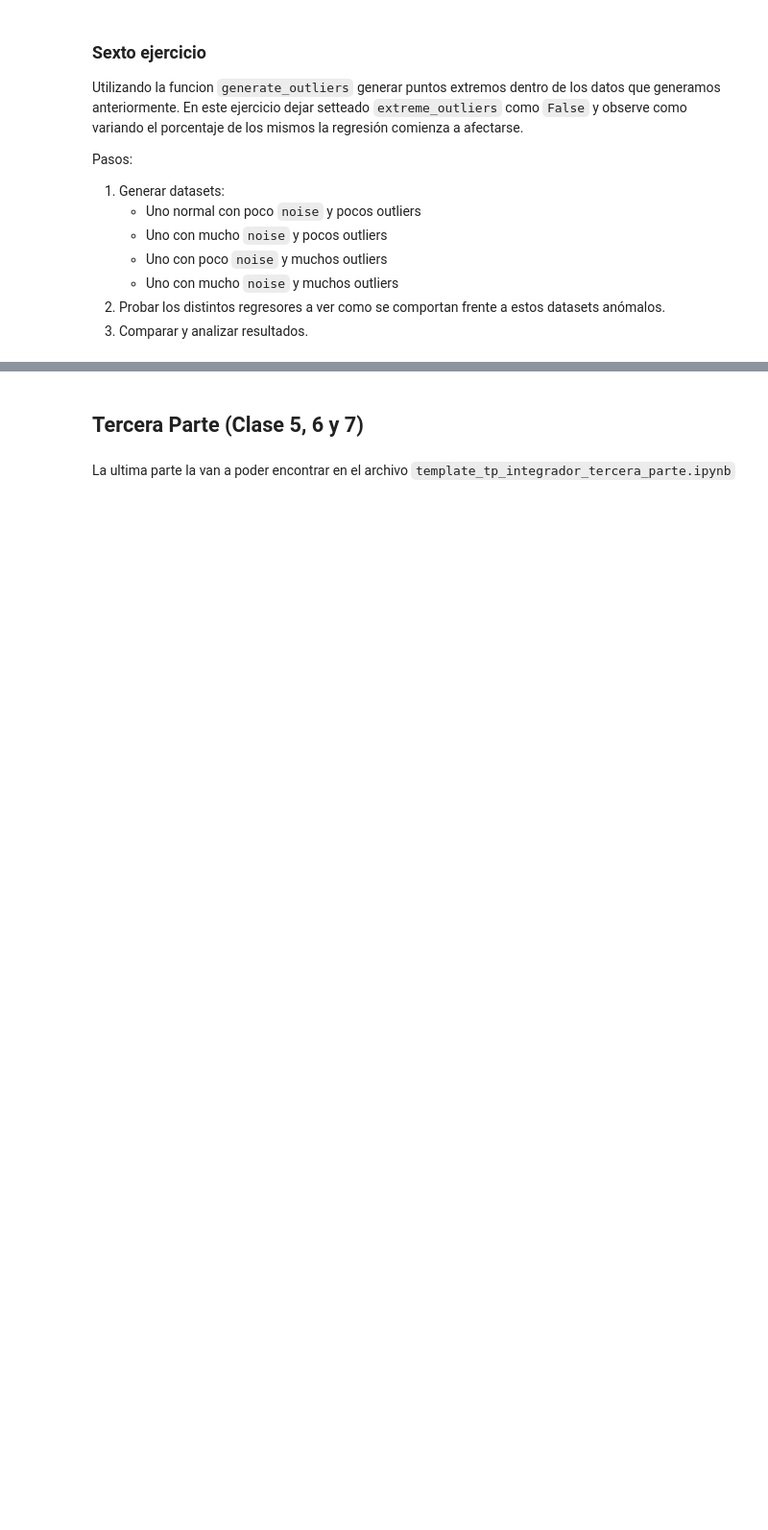
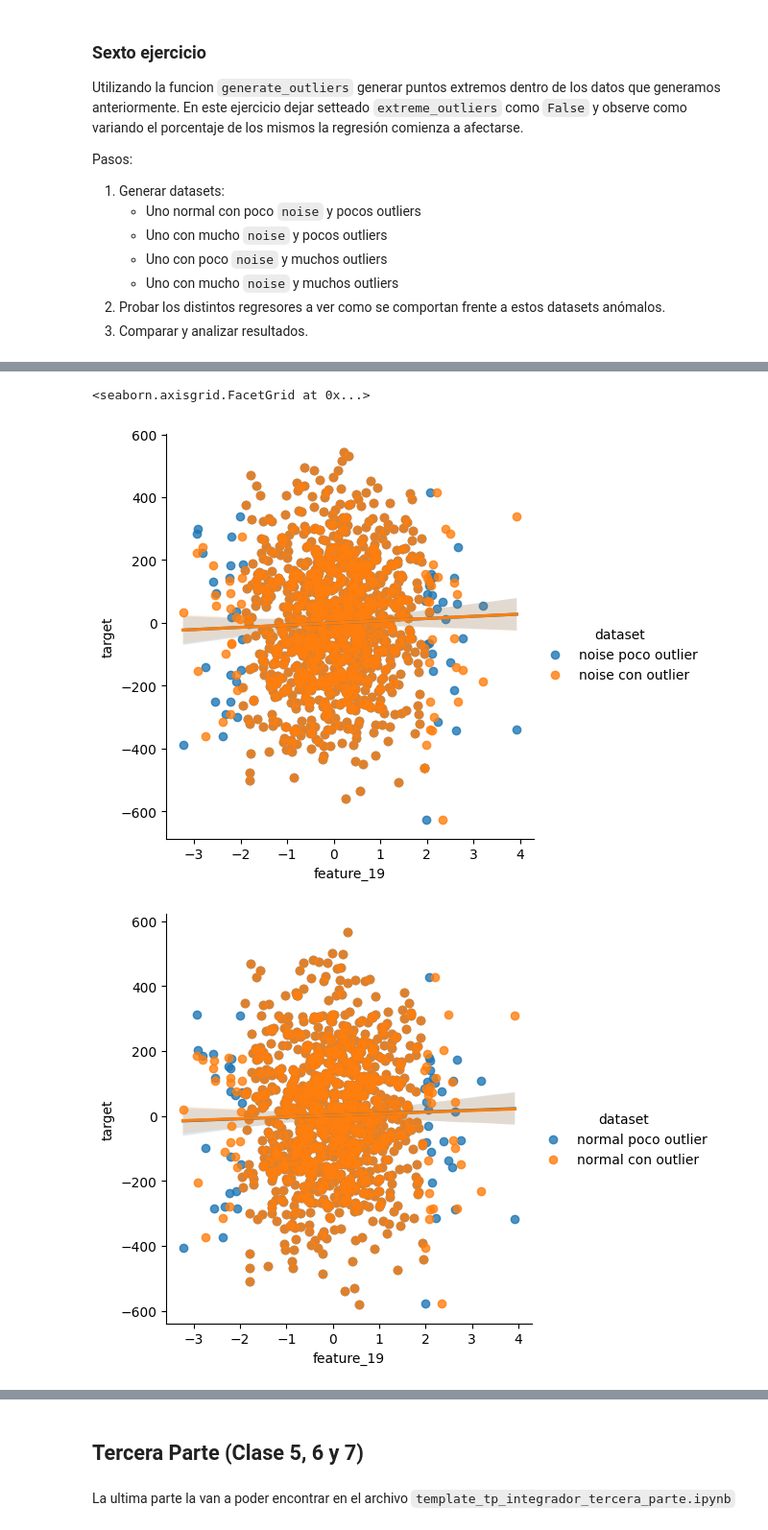
Before and after one commit to FIUBA-Posgrado-Inteligencia-Artificial/intro_ia, a Jupyter notebook: tp_integrador_enunciado/tp_integrador.ipynb, the cells around one changed output, grey strips where cells are left out. Shown at 96% size. Cells and saved outputs as stored; diff of their text form; code cells hidden in the pictures; blank space fills up the shorter version.

```diff
--- a/tp_integrador_enunciado/tp_integrador.ipynb
+++ b/tp_integrador_enunciado/tp_integrador.ipynb
@@ -586,0 +578,41 @@ from sklearn.linear_model import LinearRegression, HuberRegressor, ElasticNetCV
+# %%
+df_noisy_few_outlier = generate_outliers(noise,['feature_19'],
+                                         percentage = 0.01,
+                                         extreme_outlier = False,
+                                         two_tailed= True)
+df_noisy_with_outlier = generate_outliers(noise,['feature_19'],
+                                          percentage = 1,
+                                          extreme_outlier = False,
+                                          two_tailed= True)
+df_normal_few_outlier = generate_outliers(sin_noise,['feature_19'],
+                                          percentage = 0.01,
+                                          extreme_outlier = False,
+                                          two_tailed= True)
+df_normal_with_outlier = generate_outliers(sin_noise,['feature_19'],
+                                           percentage = 1,
+                                           extreme_outlier = False,
+                                           two_tailed= True)
+
+sns.lmplot(data = pd.concat([df_noisy_few_outlier.assign(dataset = 'noise poco outlier'),
+                             df_noisy_with_outlier.assign(dataset = 'noise con outlier')]),
+                x = 'feature_19',
+                y = 'target',
+                hue = 'dataset')
+
+sns.lmplot(data = pd.concat([df_normal_few_outlier.assign(dataset = 'normal poco outlier'),
+                             df_normal_with_outlier.assign(dataset = 'normal con outlier')]),
+                x = 'feature_19',
+                y = 'target',
+                hue = 'dataset')
+from sklearn.linear_model import LinearRegression, HuberRegressor,ElasticNet, ElasticNetCV
+from sklearn.model_selection import train_test_split
+from sklearn.pipeline import make_pipeline
+from sklearn.preprocessing import StandardScaler
+from sklearn import metrics
+
+import warnings
+warnings.filterwarnings("ignore")
+# %% [output]
+<seaborn.axisgrid.FacetGrid at 0x...>
+[figure, added]
+[figure, added]
```
Also changed, not shown: parts of 14 cells of this notebook.
